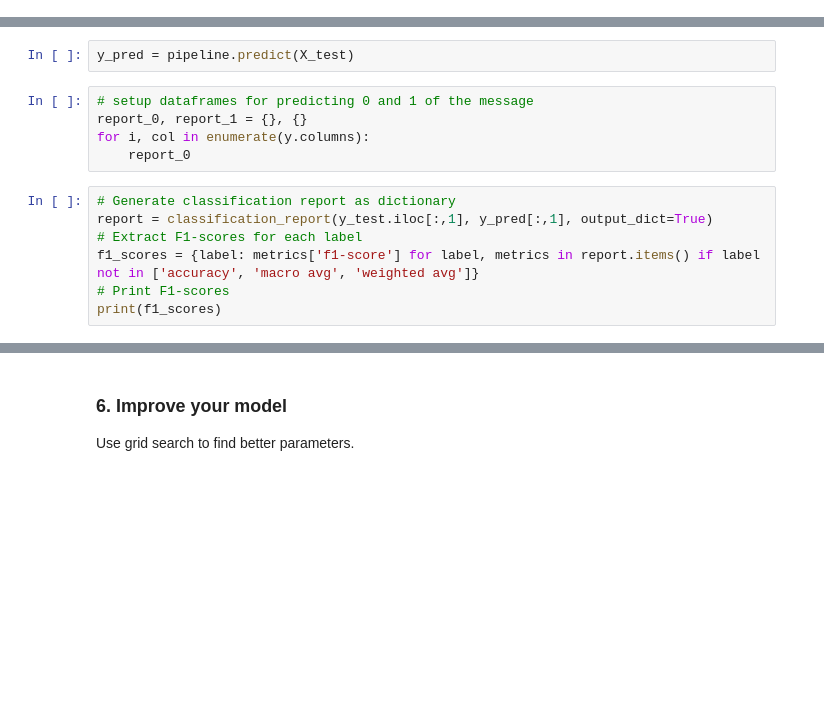
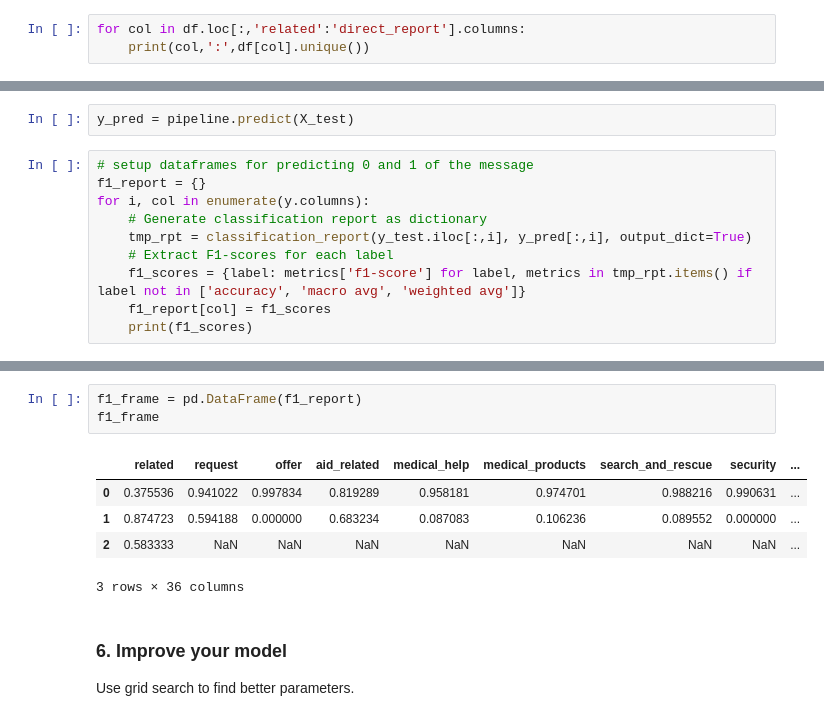
Before and after one commit to GinnCheng/Disaster-message-response, a Jupyter notebook: scripts/ML_Pipeline_Preparation.ipynb, the cells around one changed output, grey strips where cells are left out. Saved outputs shown, nothing was run; the diff lists cells and outputs as text; blank space fills up the shorter version.

```diff
--- a/scripts/ML_Pipeline_Preparation.ipynb
+++ b/scripts/ML_Pipeline_Preparation.ipynb
@@ -52 +52,4 @@ df.sample(5)
 5 rows × 39 columns
+# %%
+for col in df.loc[:,'related':'direct_report'].columns:
+    print(col,':',df[col].unique())
@@ -111,16 +132,14 @@ Pipeline(steps=[('vect', CountVectorizer()), ('tfidf', TfidfTransformer()),
 Report the f1 score, precision and recall for each output category of the dataset. You can do this by iterating through the columns and calling sklearn's `classification_report` on each.
 # %%
 y_pred = pipeline.predict(X_test)
-# %%
-# setup dataframes for predicting 0 and 1 of the message
-report_0, report_1 = {}, {}
-for i, col in enumerate(y.columns):
-    report_0
 # %%
-# Generate classification report as dictionary
-report = classification_report(y_test.iloc[:,1], y_pred[:,1], output_dict=True)
-# Extract F1-scores for each label
-f1_scores = {label: metrics['f1-score'] for label, metrics in report.items() if label not in ['accuracy', 'macro avg', 'weighted avg']}
-# Print F1-scores
-print(f1_scores)
+# setup dataframes for predicting 0 and 1 of the message
+f1_report = {}
+for i, col in enumerate(y.columns):
+    # Generate classification report as dictionary
+    tmp_rpt = classification_report(y_test.iloc[:,i], y_pred[:,i], output_dict=True)
+    # Extract F1-scores for each label
+    f1_scores = {label: metrics['f1-score'] for label, metrics in tmp_rpt.items() if label not in ['accuracy', 'macro avg', 'weighted avg']}
+    f1_report[col] = f1_scores
+    print(f1_scores)
 # %% [output]
@@ -128,3 +163,12 @@ print(f1_scores)
+# %%
+f1_frame = pd.DataFrame(f1_report)
+f1_frame
+# %% [output]
+|  | related | request | offer | aid_related | medical_help | medical_products | search_and_rescue | security | ... |
+| 0 | 0.375536 | 0.941022 | 0.997834 | 0.819289 | 0.958181 | 0.974701 | 0.988216 | 0.990631 | ... |
+| 1 | 0.874723 | 0.594188 | 0.000000 | 0.683234 | 0.087083 | 0.106236 | 0.089552 | 0.000000 | ... |
+| 2 | 0.583333 | NaN | NaN | NaN | NaN | NaN | NaN | NaN | ... |
+3 rows × 36 columns
 # %% [markdown]
 ### 6. Improve your model
 Use grid search to find better parameters.
```
Also changed, not shown: parts of 3 cells of this notebook.
